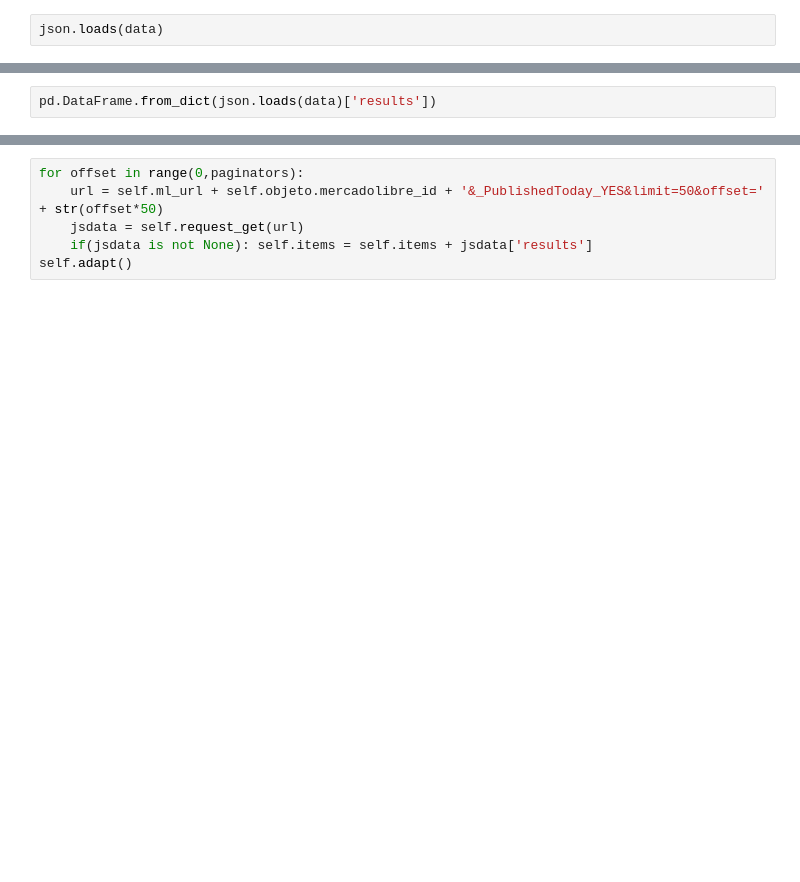
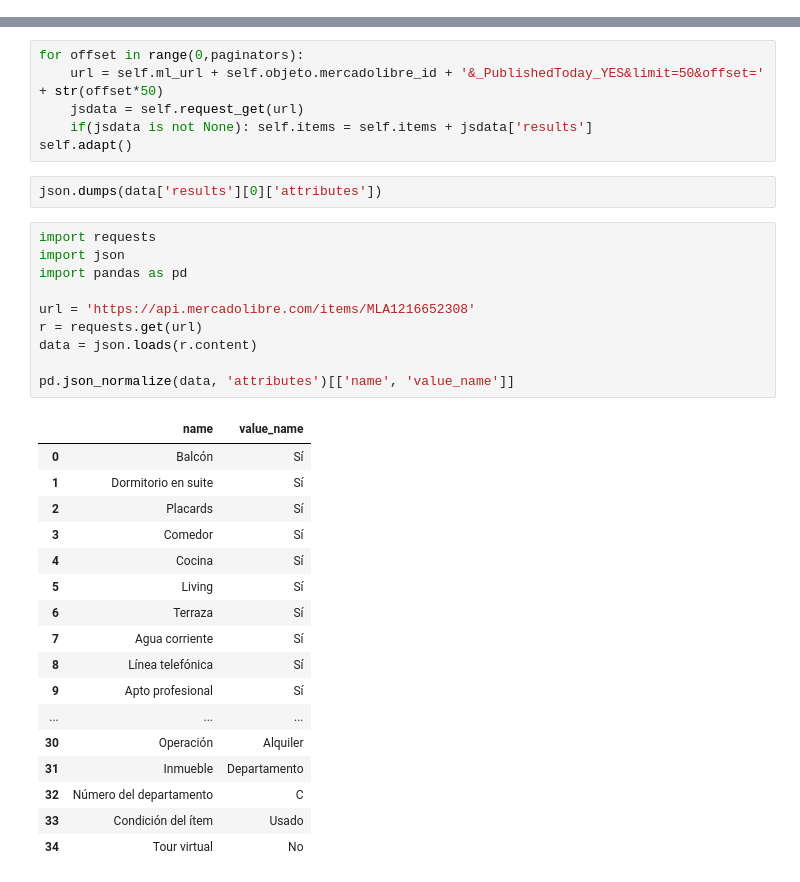
Before and after one commit to clementejose/DataSciences_CoderHouse, a Jupyter notebook: project/Desafio_APIS_JoseClemente.ipynb, the cells around one changed output, grey strips where cells are left out. Drawn from its saved outputs; the diff is of its cells as text; blank space fills up the shorter version.

```diff
--- a/project/Desafio_APIS_JoseClemente.ipynb
+++ b/project/Desafio_APIS_JoseClemente.ipynb
@@ -347,2 +450,0 @@ data = requests.get(api).text
-# %%
-json.loads(data)
@@ -367,2 +450,0 @@ json.loads(data)
-# %%
-pd.DataFrame.from_dict(json.loads(data)['results'])
@@ -383,3 +511,33 @@ for offset in range(0,paginators):
     jsdata = self.request_get(url)
     if(jsdata is not None): self.items = self.items + jsdata['results']
 self.adapt()
+# %%
+json.dumps(data['results'][0]['attributes'])
+# %%
+import requests
+import json
+import pandas as pd
+
+url = 'https://api.mercadolibre.com/items/MLA1216652308'
+r = requests.get(url)
+data = json.loads(r.content)
+
+pd.json_normalize(data, 'attributes')[['name', 'value_name']]
+# %% [output]
+|  | name | value_name |
+| 0 | Balcón | Sí |
+| 1 | Dormitorio en suite | Sí |
+| 2 | Placards | Sí |
+| 3 | Comedor | Sí |
+| 4 | Cocina | Sí |
+| 5 | Living | Sí |
+| 6 | Terraza | Sí |
+| 7 | Agua corriente | Sí |
+| 8 | Línea telefónica | Sí |
+| 9 | Apto profesional | Sí |
+| ... | ... | ... |
+| 30 | Operación | Alquiler |
+| 31 | Inmueble | Departamento |
+| 32 | Número del departamento | C |
+| 33 | Condición del ítem | Usado |
+| 34 | Tour virtual | No |
```
Also changed, not shown: parts of 49 cells of this notebook, 1 other file.
